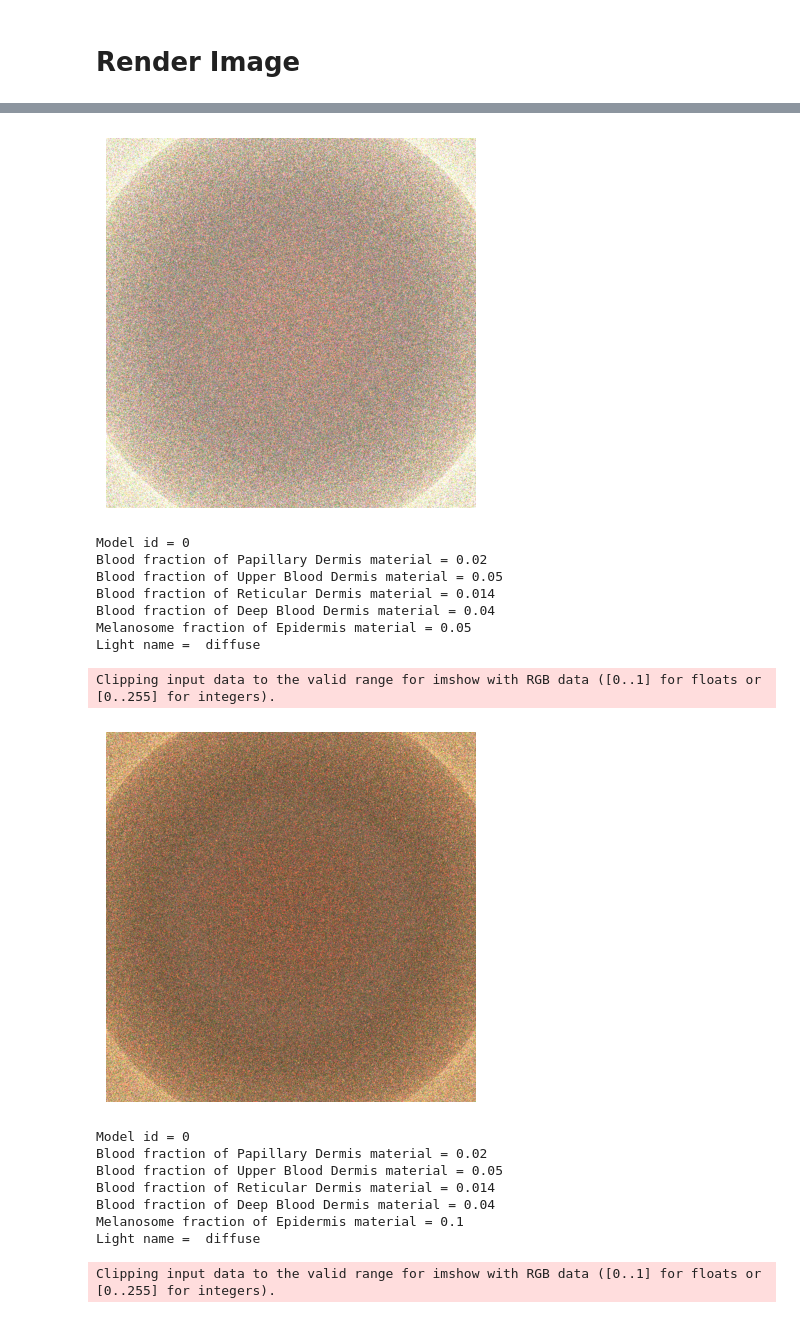
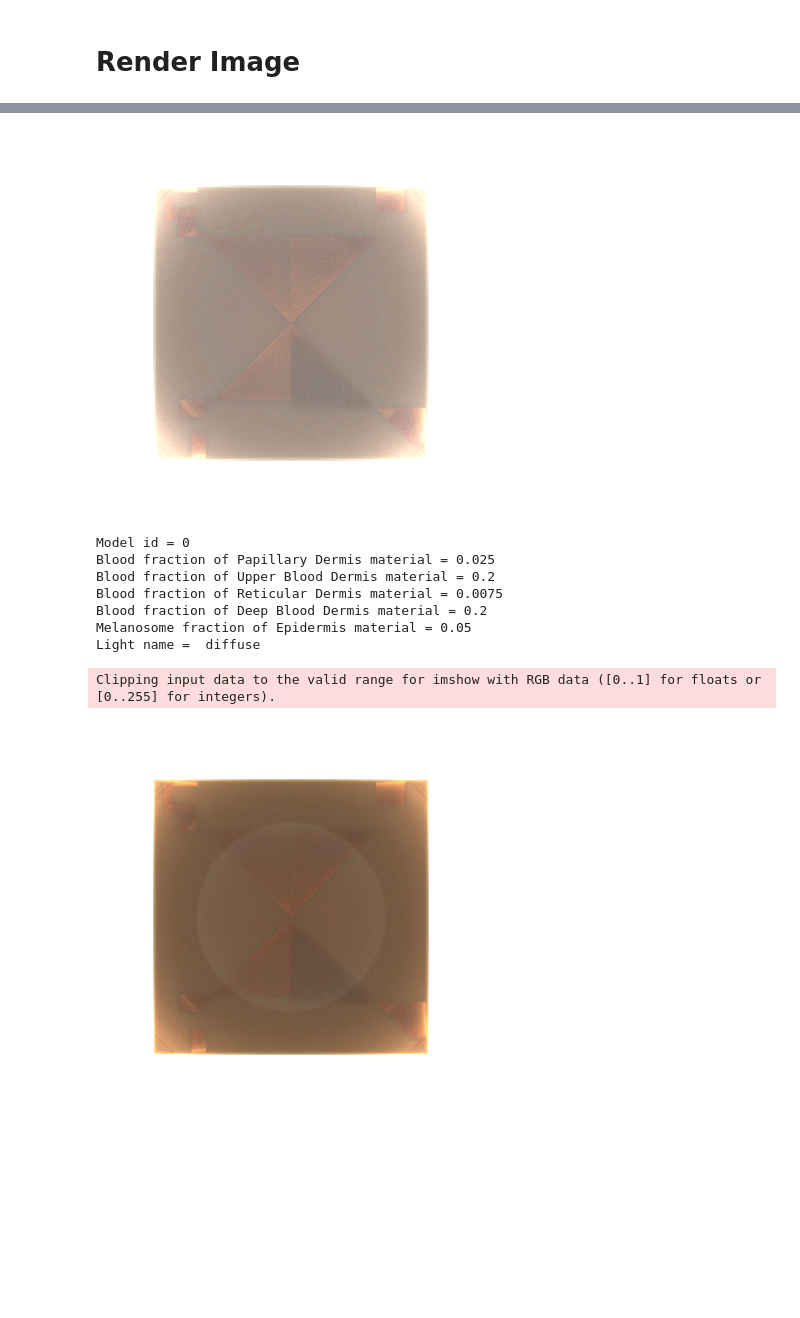
Before and after one commit to jeanmarin1/New_ssynth, a Jupyter notebook: Code/render_example.ipynb, the cells around one changed output, grey strips where cells are left out. Saved outputs shown, nothing was run; the diff lists cells and outputs as text; code cells hidden in the pictures; blank space fills up the shorter version.

```diff
--- a/Code/render_example.ipynb
+++ b/Code/render_example.ipynb
@@ -17,13 +17,13 @@ from matplotlib import pyplot as plt
 # Render Image
 # %%
 #Define parameters
-mel=[0.01, 0.05, 0.1, 0.15, 0.2, 0.25]
+mel=[0.01, 0.05]
 for i in mel :
     id_model= 0
-    id_fB_papillary=0.020   #Choice between 0.011,0.015,0.020,0.025
-    id_fb_upper_blood=0.05 #Choice between 0.02,0.03,0.04,0.05
-    id_fb_reticular=0.014   #Choice between 0.075,0.01,0.012,0.014
-    id_fb_deep_blood=0.04  #Choice between 0.01,0.02,0.03,0.04
+    id_fB_papillary=0.025   #Choice between 0.011,0.015,0.020,0.025
+    id_fb_upper_blood=0.2 #Choice between 0.02,0.03,0.04,0.05
+    id_fb_reticular=0.0075   #Choice between 0.0075,0.01,0.012,0.014
+    id_fb_deep_blood=0.2  #Choice between 0.01,0.02,0.03,0.04
     id_mel=i
     id_light=19
     # get material names
@@ -31,11 +31,11 @@ for i in mel :
 
 
     # get render camera
-    cam_top = util.get_sensor(15)
+    cam_top = util.get_sensor(20)
 
     # render image
     scene_ref = util.render_image(id_model,id_fB_papillary, id_fb_upper_blood, id_fb_reticular, id_fb_deep_blood, id_mel, sel_lightName, IMAGE=True)
-    ref_image = mi.render(scene_ref, sensor=cam_top, spp=32)
+    ref_image = mi.render(scene_ref, sensor=cam_top, spp=1024)
 
     plt.imshow(ref_image)
     plt.axis('off')
@@ -49,21 +49,13 @@ Blood fraction of Deep Blood Dermis material = 0.04
 Melanosome fraction of Epidermis material = 0.01
 Light name =  diffuse
 Clipping input data to the valid range for imshow with RGB data ([0..1] for floats or [0..255] for integers).
-[figure, old version]
+[figure, new version]
 Model id = 0
-Blood fraction of Papillary Dermis material = 0.02
-Blood fraction of Upper Blood Dermis material = 0.05
-Blood fraction of Reticular Dermis material = 0.014
-Blood fraction of Deep Blood Dermis material = 0.04
+Blood fraction of Papillary Dermis material = 0.025
+Blood fraction of Upper Blood Dermis material = 0.2
+Blood fraction of Reticular Dermis material = 0.0075
+Blood fraction of Deep Blood Dermis material = 0.2
 Melanosome fraction of Epidermis material = 0.05
 Light name =  diffuse
 Clipping input data to the valid range for imshow with RGB data ([0..1] for floats or [0..255] for integers).
-[figure, old version]
+[figure, new version]
-Model id = 0
-Blood fraction of Papillary Dermis material = 0.02
-Blood fraction of Upper Blood Dermis material = 0.05
-Blood fraction of Reticular Dermis material = 0.014
-Blood fraction of Deep Blood Dermis material = 0.04
-Melanosome fraction of Epidermis material = 0.1
-Light name =  diffuse
-Clipping input data to the valid range for imshow with RGB data ([0..1] for floats or [0..255] for integers).
```
Also changed, not shown: parts of 2 cells of this notebook, 9 other files.
